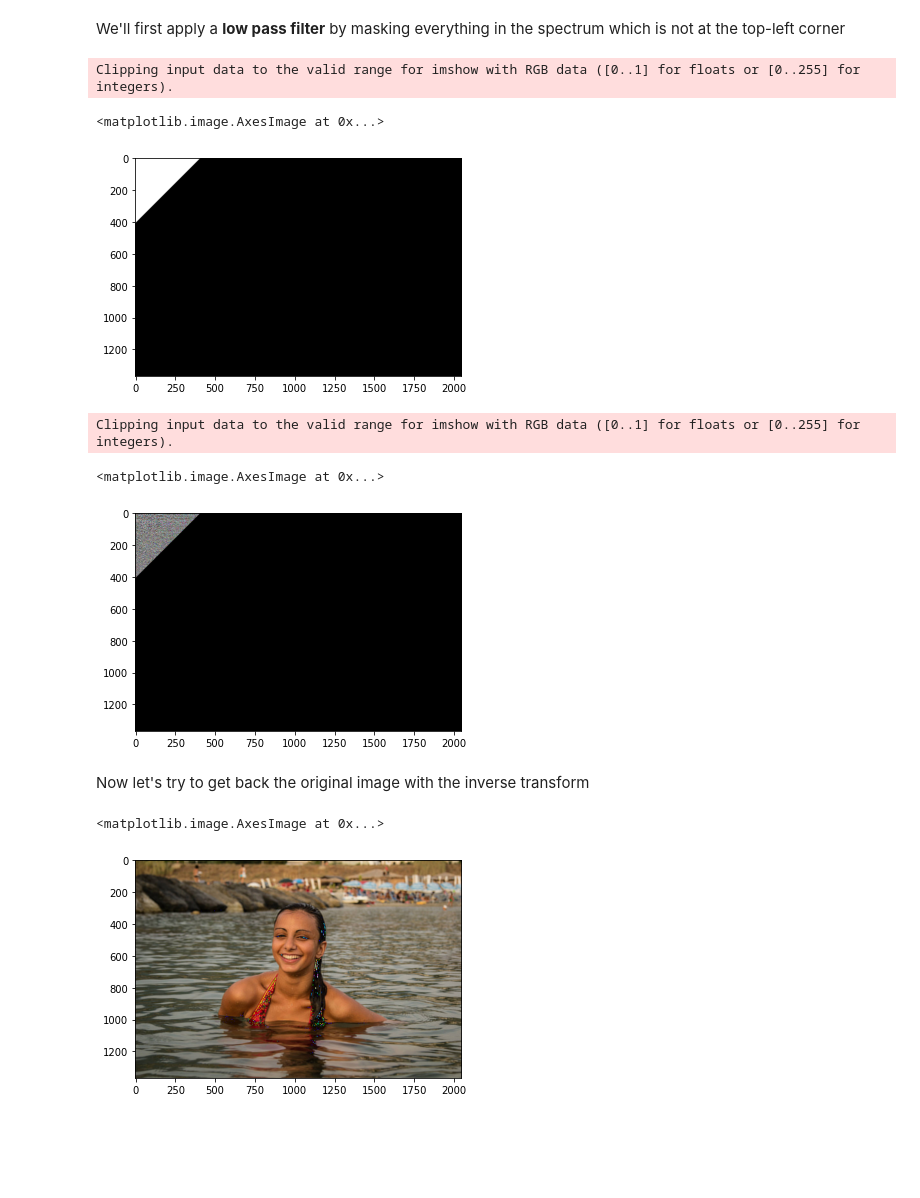
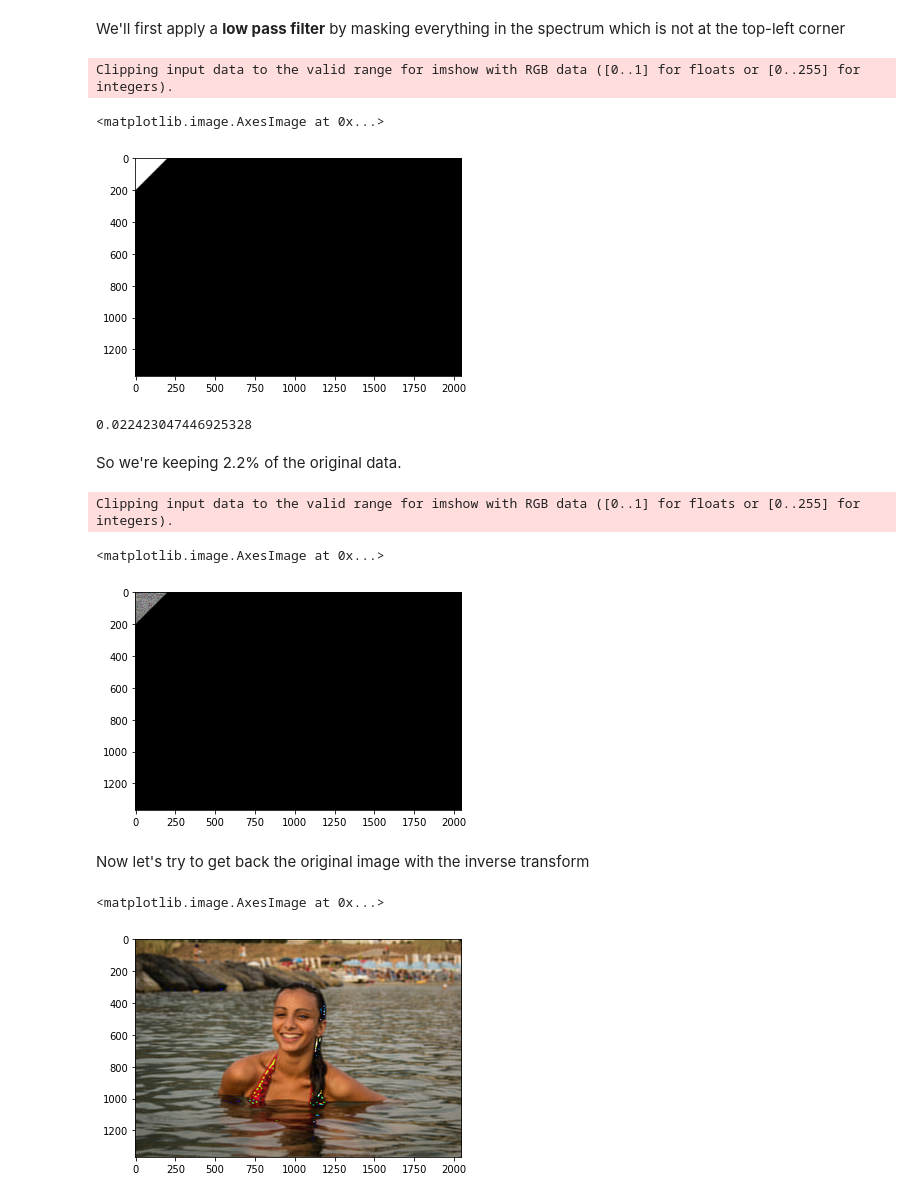
Before and after one commit to GiuliaLanzillotta/My-ML-exercises, a Jupyter notebook: Signal_processing.ipynb, the cells around one changed output. Cells and saved outputs as stored; diff of their text form; code cells hidden in the pictures; blank space fills up the shorter version.

```diff
--- a/Signal_processing.ipynb
+++ b/Signal_processing.ipynb
@@ -441,26 +441,33 @@ pyplot.imshow(spectrum.astype("uint8"))
 We'll first apply a **low pass filter** by masking everything in the spectrum which is not at the top-left corner
 # %%
 keep = 0.1
-dim0_keep = int(0.2*spectrum.shape[0])
-dim1_keep = int(0.2*spectrum.shape[1])
+dim0_keep = int(keep*spectrum.shape[0])
+dim1_keep = int(keep*spectrum.shape[1])
 dim_keep = max(dim1_keep,dim0_keep)
 lpmask = np.zeros(shape=spectrum.shape)
 for i in range(dim_keep):
   for j in range(dim_keep):
     if i+j < dim_keep:
       lpmask[i,j] = 1
 pyplot.imshow(lpmask*255)
 # %% [output]
 Clipping input data to the valid range for imshow with RGB data ([0..1] for floats or [0..255] for integers).
 <matplotlib.image.AxesImage at 0x...>
-[figure, old version]
+[figure, new version]
+# %%
+#let's calculate the fraction of data that we're keeping
+np.sum(lpmask)/(spectrum.shape[0]*spectrum.shape[1])
+# %% [output]
+0.022423047446925328
+# %% [markdown]
+So we're keeping 2.2% of the original data.
 # %%
 lp_spectrum = np.multiply(spectrum,lpmask)
 pyplot.imshow(lp_spectrum)
 # %% [output]
 Clipping input data to the valid range for imshow with RGB data ([0..1] for floats or [0..255] for integers).
 <matplotlib.image.AxesImage at 0x...>
-[figure, old version]
+[figure, new version]
 # %% [markdown]
 Now let's try to get back the original image with the inverse transform
 # %%
@@ -468,5 +475,5 @@ reconstructed = fp.irfft(fp.irfft(lp_spectrum, axis=1),axis=0)
 pyplot.imshow(reconstructed.astype("uint8"))
 # %% [output]
 <matplotlib.image.AxesImage at 0x...>
-[figure, old version]
+[figure, new version]
 # %% [markdown]
```
Also changed, not shown: parts of 7 cells of this notebook.
